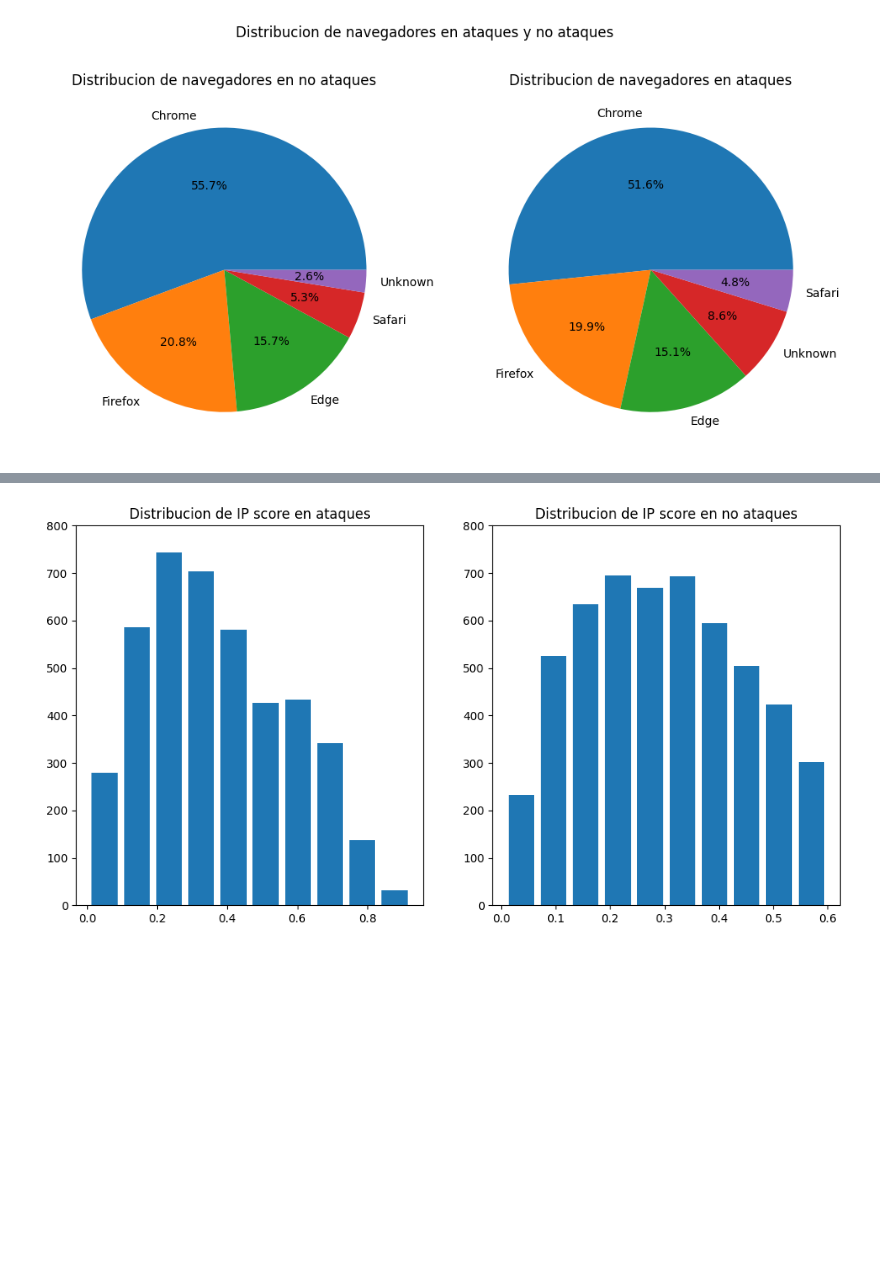
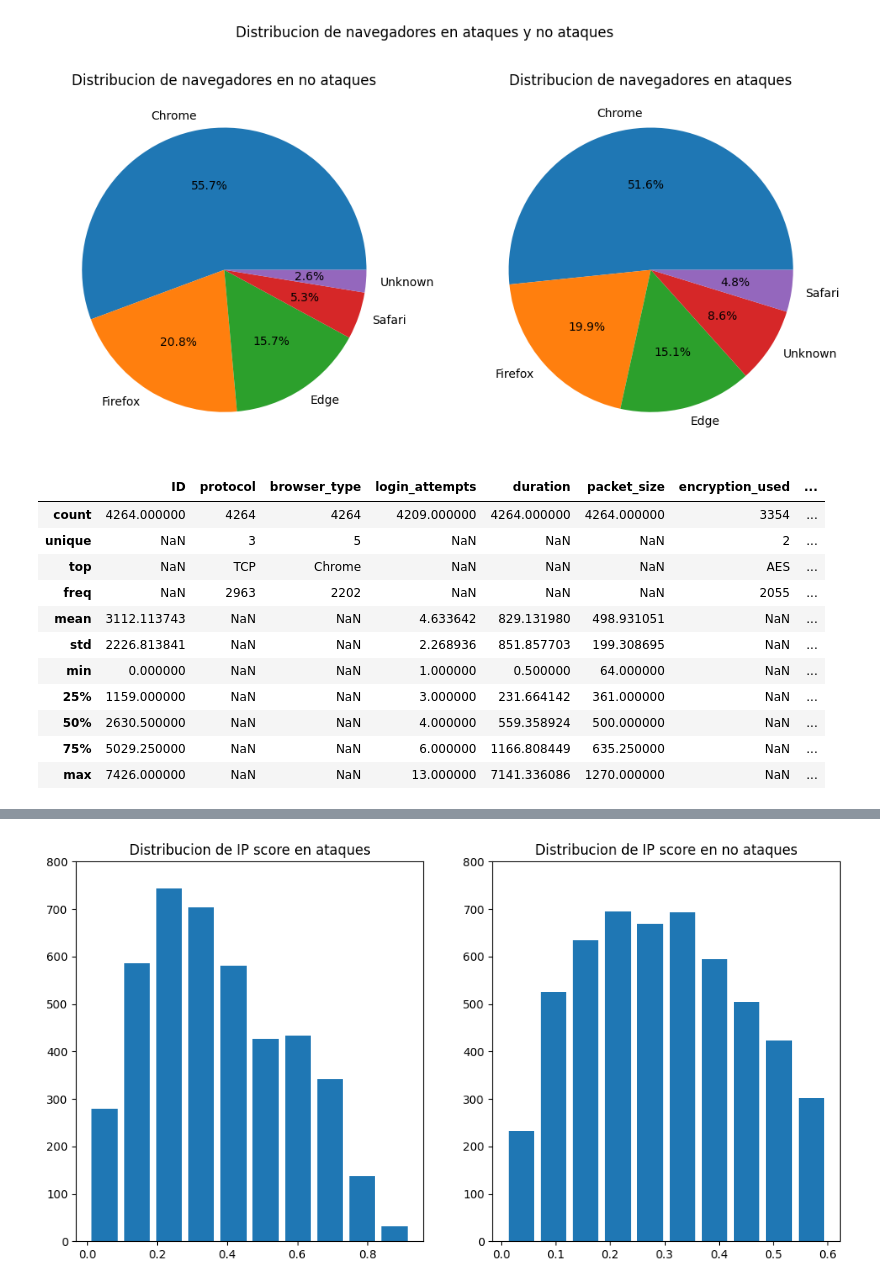
Before and after one commit to JeronimoMarg/tp_cienciaDeDatos, a Jupyter notebook: TP.ipynb, the cells around one changed output, grey strips where cells are left out. Cells and saved outputs as stored; diff of their text form; code cells hidden in the pictures; blank space fills up the shorter version.

```diff
--- a/TP.ipynb
+++ b/TP.ipynb
@@ -77,3 +78,18 @@ ax[1].pie(filtro_ataques['browser_type'].value_counts(), labels=filtro_ataques['
 plt.show()
 # %% [output]
 [figure]
+# %%
+filtro_ataques.describe(include="all")
+# %% [output]
+|  | ID | protocol | browser_type | login_attempts | duration | packet_size | encryption_used | ... |
+| count | 4264.000000 | 4264 | 4264 | 4209.000000 | 4264.000000 | 4264.000000 | 3354 | ... |
+| unique | NaN | 3 | 5 | NaN | NaN | NaN | 2 | ... |
+| top | NaN | TCP | Chrome | NaN | NaN | NaN | AES | ... |
+| freq | NaN | 2963 | 2202 | NaN | NaN | NaN | 2055 | ... |
+| mean | 3112.113743 | NaN | NaN | 4.633642 | 829.131980 | 498.931051 | NaN | ... |
+| std | 2226.813841 | NaN | NaN | 2.268936 | 851.857703 | 199.308695 | NaN | ... |
+| min | 0.000000 | NaN | NaN | 1.000000 | 0.500000 | 64.000000 | NaN | ... |
+| 25% | 1159.000000 | NaN | NaN | 3.000000 | 231.664142 | 361.000000 | NaN | ... |
+| 50% | 2630.500000 | NaN | NaN | 4.000000 | 559.358924 | 500.000000 | NaN | ... |
+| 75% | 5029.250000 | NaN | NaN | 6.000000 | 1166.808449 | 635.250000 | NaN | ... |
+| max | 7426.000000 | NaN | NaN | 13.000000 | 7141.336086 | 1270.000000 | NaN | ... |
```
Also changed, not shown: parts of 3 cells of this notebook.
